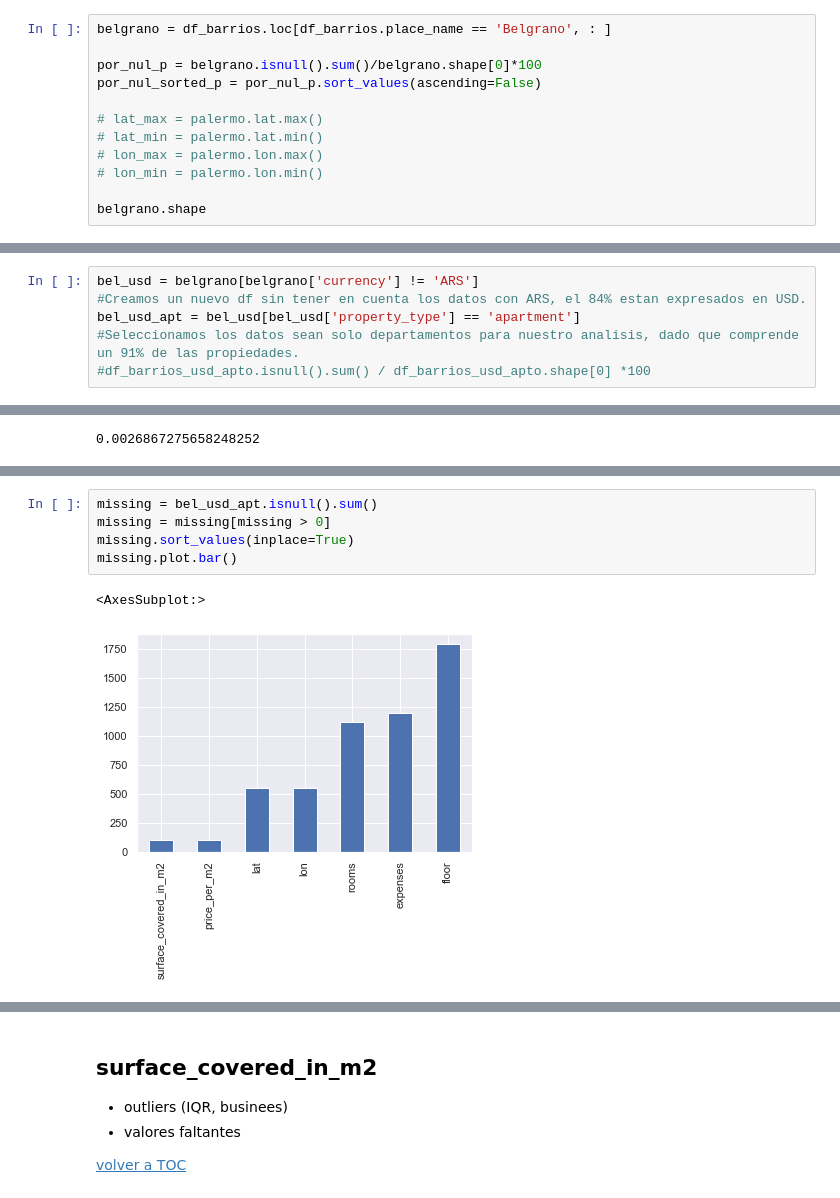
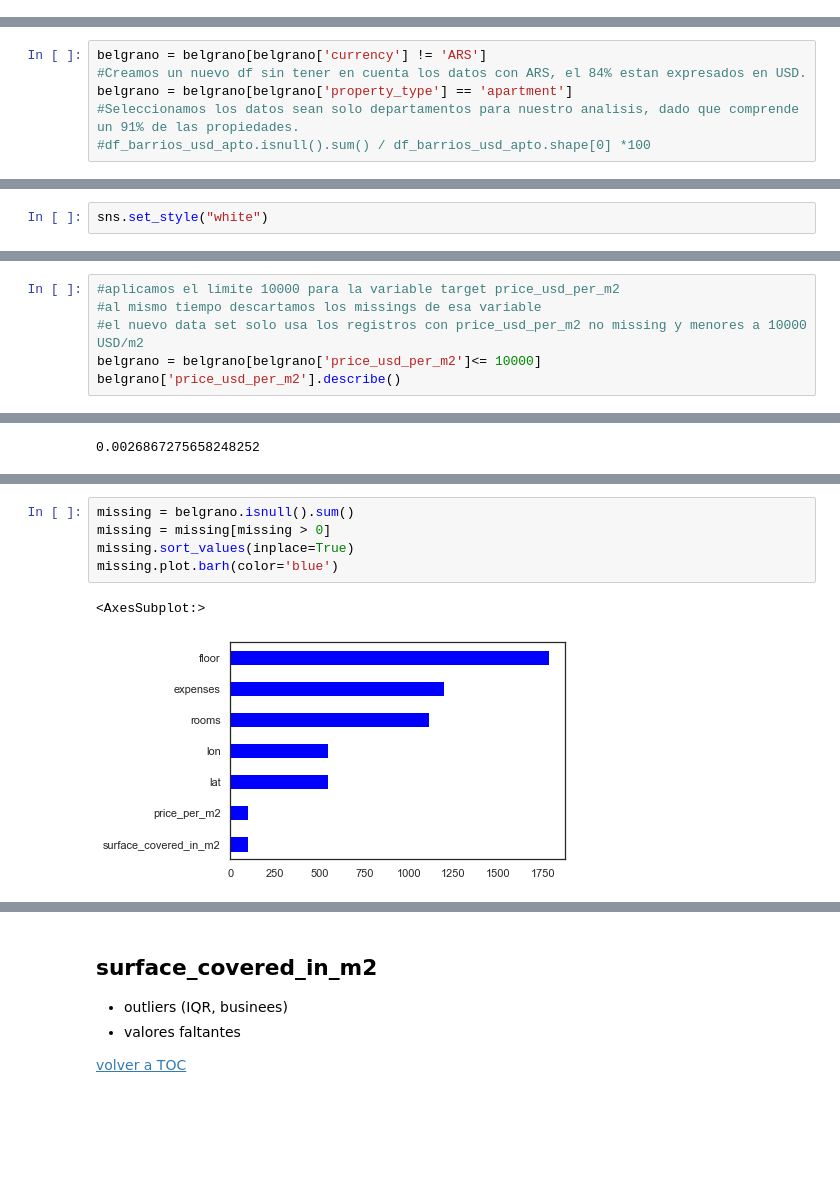
Before and after one commit to carlachka/grupo2dh, a Jupyter notebook: ws1/notebooks/belgrano.ipynb, the cells around one changed output, grey strips where cells are left out. Cells and saved outputs as stored; diff of their text form; blank space fills up the shorter version.

```diff
--- a/ws1/notebooks/belgrano.ipynb
+++ b/ws1/notebooks/belgrano.ipynb
@@ -509,12 +436,0 @@ dtype: float64
-# %%
-belgrano = df_barrios.loc[df_barrios.place_name == 'Belgrano', : ]
-
-por_nul_p = belgrano.isnull().sum()/belgrano.shape[0]*100
-por_nul_sorted_p = por_nul_p.sort_values(ascending=False)
-
-# lat_max = palermo.lat.max()
-# lat_min = palermo.lat.min()
-# lon_max = palermo.lon.max()
-# lon_min = palermo.lon.min()
-
-belgrano.shape
@@ -556,9 +470,9 @@ print(z,y)
 # %% [output]
 84.38036809815951 91.2760736196319
 # %%
-bel_usd = belgrano[belgrano['currency'] != 'ARS']
+belgrano = belgrano[belgrano['currency'] != 'ARS']
 #Creamos un nuevo df sin tener en cuenta los datos con ARS, el 84% estan expresados en USD.
-bel_usd_apt = bel_usd[bel_usd['property_type'] == 'apartment']
+belgrano = belgrano[belgrano['property_type'] == 'apartment']
 #Seleccionamos los datos sean solo departamentos para nuestro analisis, dado que comprende un 91% de las propiedades.
 #df_barrios_usd_apto.isnull().sum() / df_barrios_usd_apto.shape[0] *100
 # %%
@@ -606,3 +512,5 @@ missing.plot.bar()
+# %%
+sns.set_style("white")
 # %%
 import scipy.stats as st #falta trabajar la dependiente!
 
@@ -905,0 +825,6 @@ Name: price_usd_per_m2, dtype: float64
+# %%
+#aplicamos el limite 10000 para la variable target price_usd_per_m2
+#al mismo tiempo descartamos los missings de esa variable
+#el nuevo data set solo usa los registros con price_usd_per_m2 no missing y menores a 10000 USD/m2
+belgrano = belgrano[belgrano['price_usd_per_m2']<= 10000]
+belgrano['price_usd_per_m2'].describe()
@@ -925,8 +892,8 @@ Consideramos que los "outliers" de la variable target fueron generados como vari
 # %%
-missing = bel_usd_apt.isnull().sum()
+missing = belgrano.isnull().sum()
 missing = missing[missing > 0]
 missing.sort_values(inplace=True)
-missing.plot.bar()
+missing.plot.barh(color='blue')
 # %% [output]
 <AxesSubplot:>
-[figure, old version]
+[figure, new version]
```
Also changed, not shown: parts of 231 cells of this notebook.
